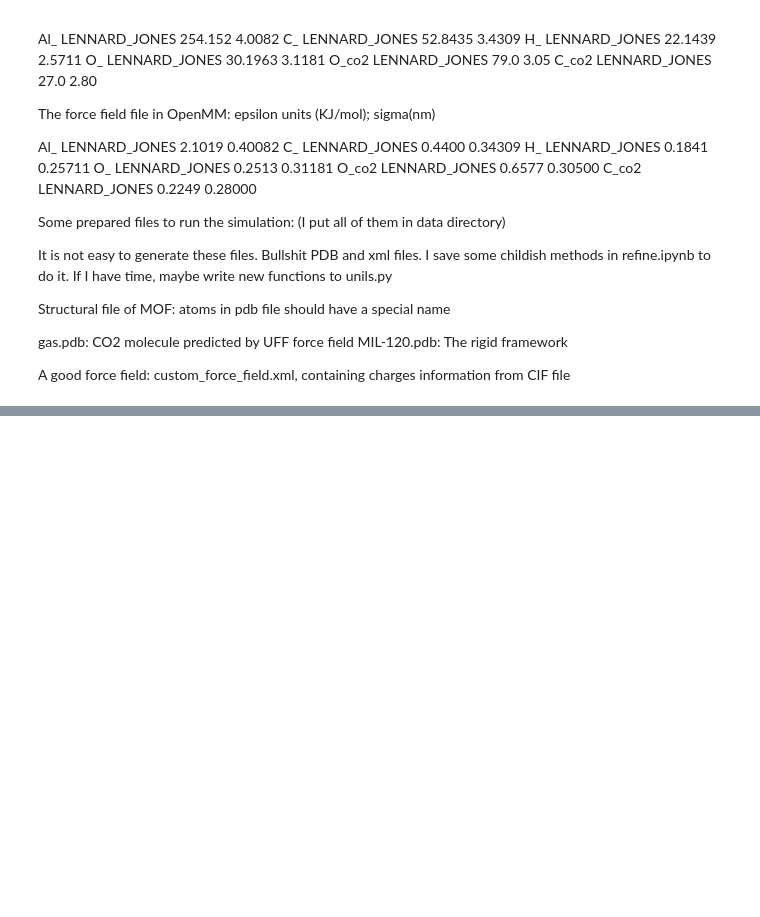
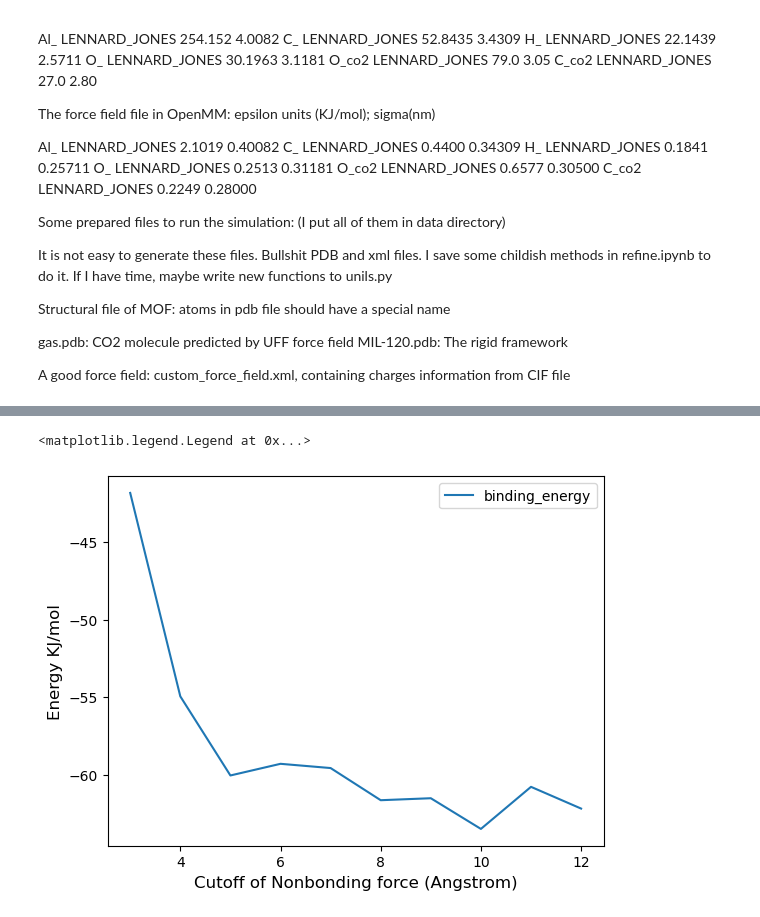
Before and after one commit to legend-L24/DMFF, a Jupyter notebook: UFF_opt/opt_uff.ipynb, the cells around one changed output, grey strips where cells are left out. Saved outputs shown, nothing was run; the diff lists cells and outputs as text; code cells hidden in the pictures; blank space fills up the shorter version.

```diff
--- a/UFF_opt/opt_uff.ipynb
+++ b/UFF_opt/opt_uff.ipynb
@@ -71,0 +410,9 @@ system = ff.createSystem(pdb.topology, nonbondedMethod=app.Ewald, constraints=No
+# %%
+ls_all = [i-j-k for i,j,k in zip(ls_1,ls_2,ls_3)]
+plt.plot(cutoff_arr*10,ls_all,label="binding_energy")
+plt.xlabel("Cutoff of Nonbonding force (Angstrom)", fontsize=fz-6)
+plt.ylabel("Energy KJ/mol", fontsize=fz-6)
+plt.legend()
+# %% [output]
+<matplotlib.legend.Legend at 0x...>
+[figure, added]
```
Also changed, not shown: parts of 43 cells of this notebook, 21 other files.
